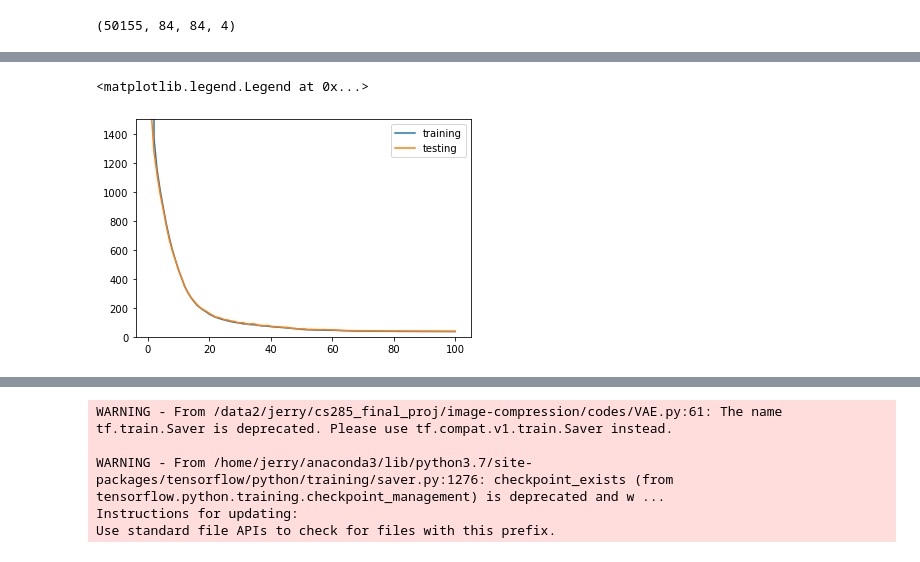
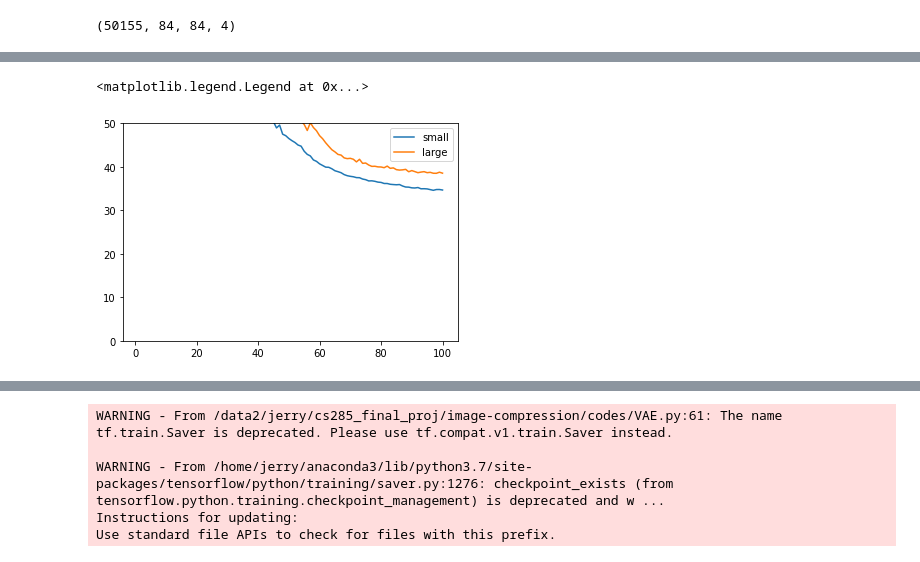
Before and after one commit to HaoranLiao/cs285_project, a Jupyter notebook: Visualization.ipynb, the cells around one changed output, grey strips where cells are left out. Drawn from its saved outputs; the diff is of its cells as text; code cells hidden in the pictures.

```diff
--- a/Visualization.ipynb
+++ b/Visualization.ipynb
@@ -51,11 +35,13 @@ lcurve
+# %%
+lcurve_old=pd.read_csv("runs/large CNN, 128/cost_record.csv")
 # %%
-plt.plot(lcurve.Epoch, lcurve["training_cost"],label="training")
-plt.plot(lcurve.Epoch, lcurve["test_cost"],label="testing")
-plt.ylim(0,1500)
+plt.plot(lcurve.Epoch, lcurve["training_cost"],label="small")
+plt.plot(lcurve_old.Epoch, lcurve_old["test_cost"],label="large")
+plt.ylim(0,50)
 plt.legend()
 # %% [output]
 <matplotlib.legend.Legend at 0x...>
-[figure, old version]
+[figure, new version]
 # %%
 plt.plot(lcurve.Epoch, lcurve["training_cost"],label="training")
 plt.plot(lcurve.Epoch, lcurve["test_cost"],label="testing")
```
Also changed, not shown: parts of 5 cells of this notebook, 1 other file.
